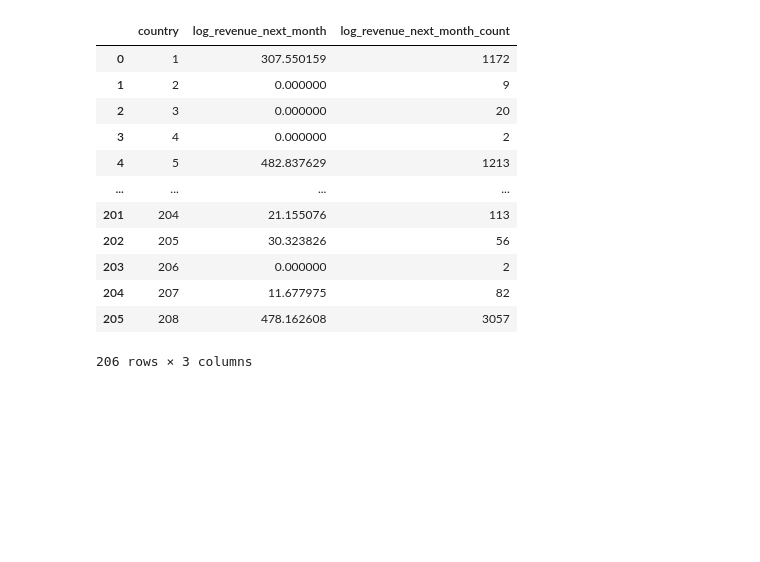
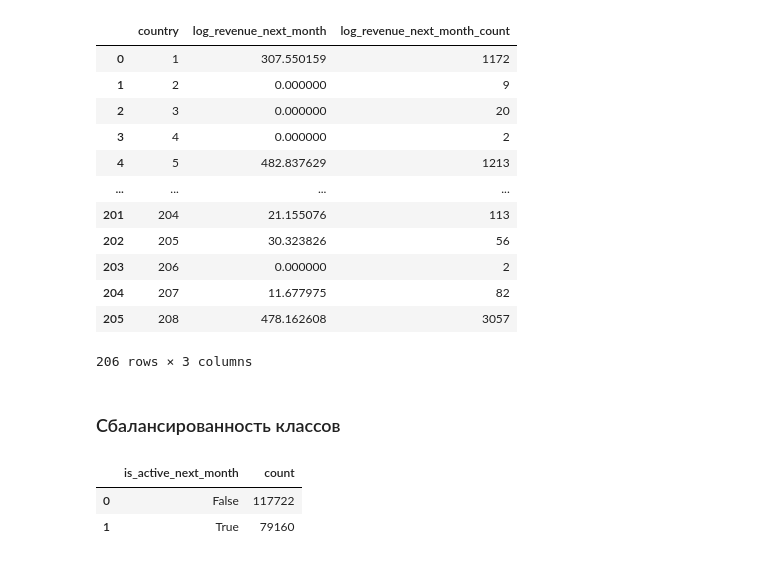
Before and after one commit to canonic-epicure/cs_space_ml_contest, a Jupyter notebook: task_g/task_g_preparation.ipynb, the cells around one changed output. Drawn from its saved outputs; the diff is of its cells as text; code cells hidden in the pictures; blank space fills up the shorter version.

```diff
--- a/task_g/task_g_preparation.ipynb
+++ b/task_g/task_g_preparation.ipynb
@@ -289,3 +291,11 @@ agg_df
 | 204 | 207 | 11.677975 | 82 |
 | 205 | 208 | 478.162608 | 3057 |
 206 rows × 3 columns
+# %% [markdown]
+### Сбалансированность классов
+# %%
+clean2.groupby('is_active_next_month', as_index=False).agg( count = ('id', 'count') )
+# %% [output]
+|  | is_active_next_month | count |
+| 0 | False | 117722 |
+| 1 | True | 79160 |
```
Also changed, not shown: parts of 1 cell of this notebook.
